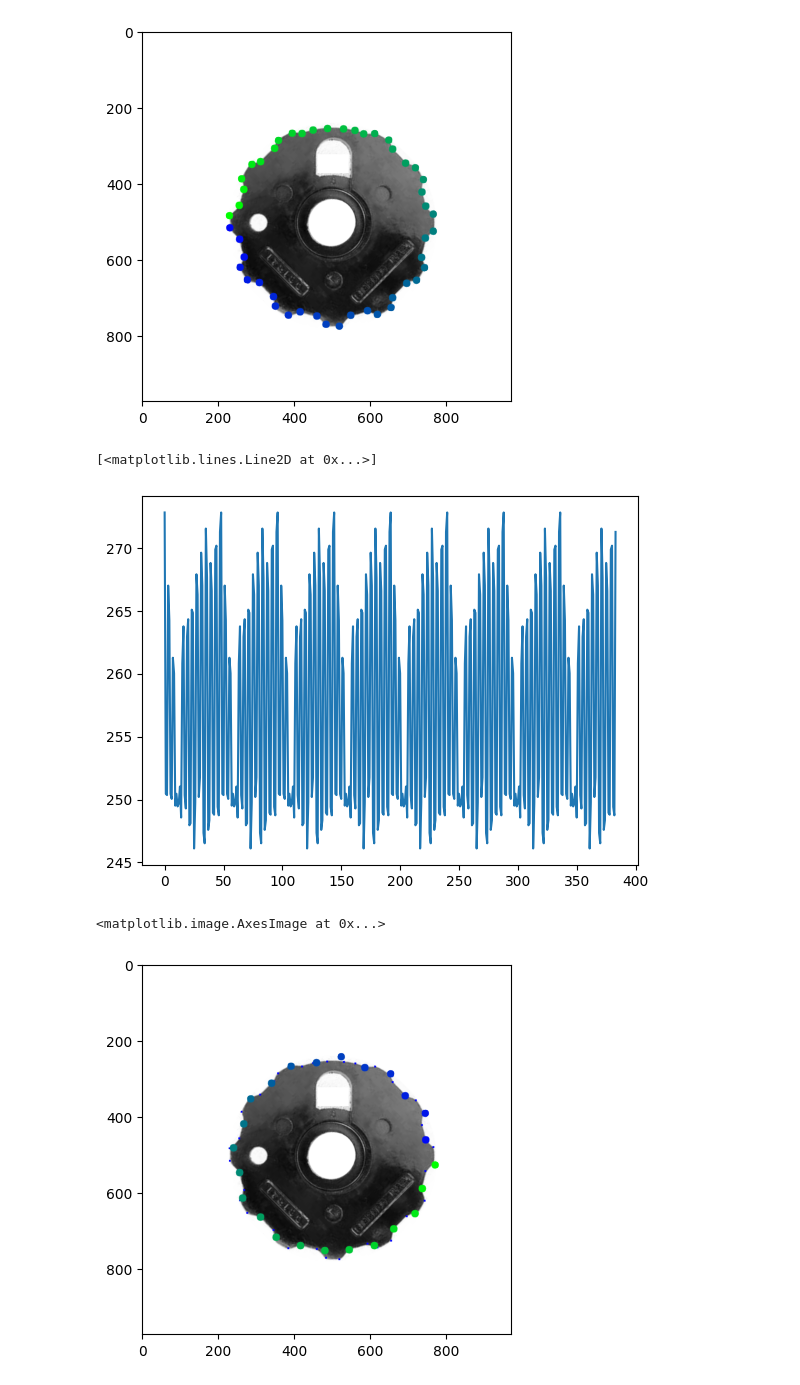
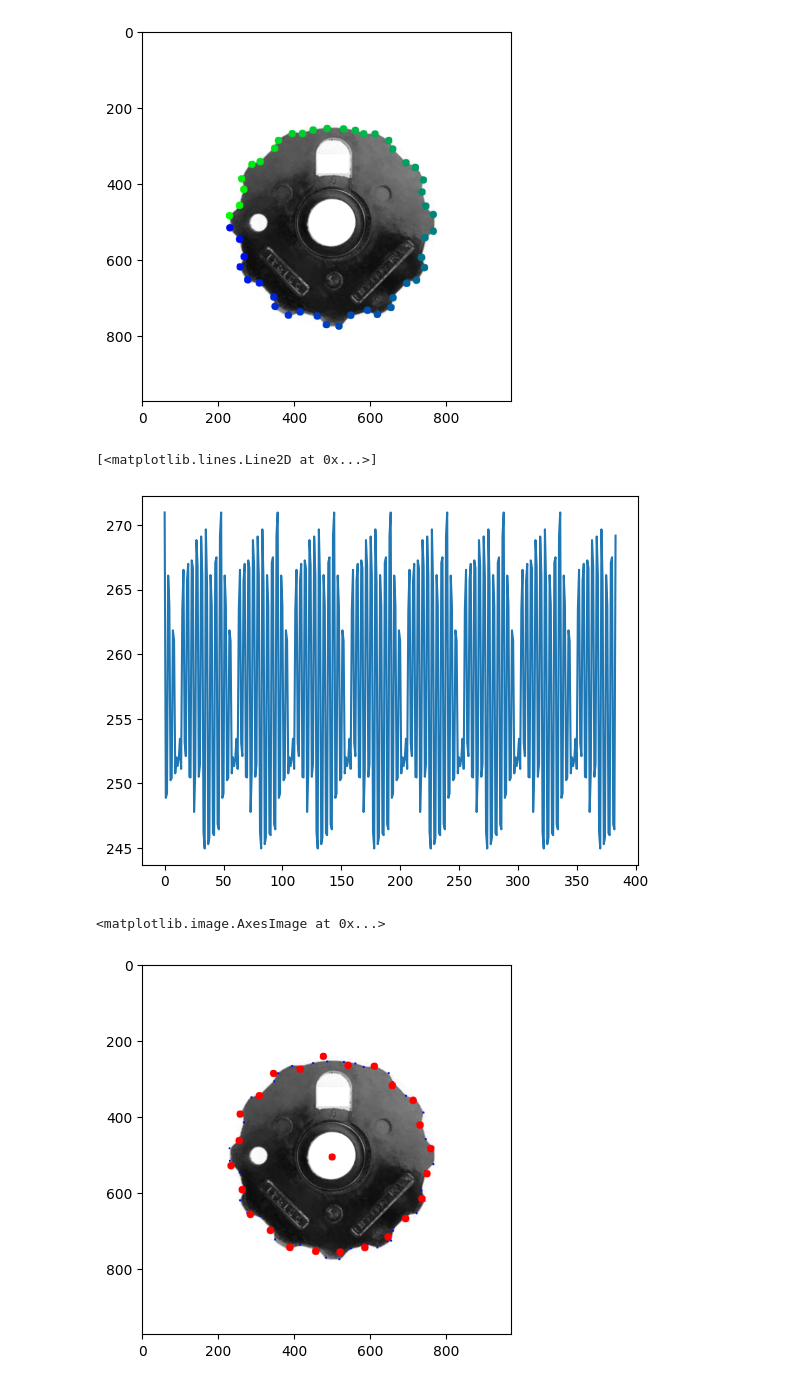
Before and after one commit to AlexandreZani/singer_disks, a Jupyter notebook: notebook.ipynb, the cells around one changed output. Cells and saved outputs as stored; diff of their text form; code cells hidden in the pictures.

Commit message:
Tried better estimator for the center but it made little difference.

```diff
--- a/notebook.ipynb
+++ b/notebook.ipynb
@@ -84,3 +84,36 @@ plt.imshow(with_red_blobs(img, points))
 48
 <matplotlib.image.AxesImage at 0x...>
 [figure]
+# %%
+import math
+import scipy.optimize
+
+center_guess = pt_center(points)
+
+def circle_cost(circle, points):
+    cy, cx, r = circle
+    center = (cy, cx)
+    total_cost = 0
+    for pt in points:
+        d = dist(pt, center)
+        total_cost += (d - r) ** 2
+    return total_cost / len(points)
+
+circle_guess = [center_guess[0], center_guess[1], 200.0]
+res = scipy.optimize.minimize(circle_cost, circle_guess, args=(points,))
+
+center = (int(res.x[0]), int(res.x[1]))
+r = res.x[2]
+
+
+def cart_rel(c, pt):
+    d, a = pt
+    y = math.sin(a) * d
+    x = math.cos(a) * d
+
+    return (int(y) + c[0], int(x) + c[1])
+
+
+circle_points = [cart_rel(center, (r, math.radians(a))) for a in range(0, 360, 10)]
+
+plt.imshow(with_red_blobs(img, [center] + circle_points))
@@ -87,6 +123,4 @@ plt.imshow(with_red_blobs(img, points))
 # %%
-center = pt_center(points)
-
 plt.imshow(with_red_blobs(img, [center]))
 # %% [output]
 <matplotlib.image.AxesImage at 0x...>
@@ -155,41 +188,41 @@ for _ in range(3):
 plt.plot(ys)
 # %% [output]
 [<matplotlib.lines.Line2D at 0x...>]
-[figure, old version]
+[figure, new version]
 # %%
 # find needle positions. They should be 10 degree arcs. Then 5 degree of spacing.
 
 polar_points_degrees = [(d, math.degrees(a) + 180) for (d, a) in polar_points]
 
 def needle_position(points, angle):
     for i in range(len(points)):
         ni = i+1
         if ni == len(points):
             ni = 0
 
         a = points[i][1]
         na = points[ni][1]
         if na < a:
             na += 360
 
         # print(angle, a, na, angle >= a and angle <= na)
         if angle >= a and angle <= na:
             ad = na - a
 
             ratio = (angle - points[i][1]) / ad
             dd = points[ni][0] - points[i][0]
             return dd * ratio + points[i][0]
 
     print(angle)
     raise Exception
 
-needle_positions = [(needle_position(polar_points_degrees, a), math.radians(a)) for a in range(5, 360, 15)]
+needle_positions = [(needle_position(polar_points_degrees, a), math.radians(a)) for a in range(10, 360, 15)]
 needle_cart = [cart_rel(center, pt) for pt in needle_positions]
 
-plt.imshow(with_blobs(img, needle_cart, [0, 0xff, 0, 0xff], [0, 0, 0xff, 0xff]))
+plt.imshow(with_blobs(img, [center] + needle_cart, [0xff, 0, 0, 0xff], [0xff, 0, 0, 0xff]))
 # %% [output]
 <matplotlib.image.AxesImage at 0x...>
-[figure, old version]
+[figure, new version]
 # %%
 pos = [p[0] for p in needle_positions]
 for _ in range(2):
```
Also changed, not shown: parts of 3 cells of this notebook.
